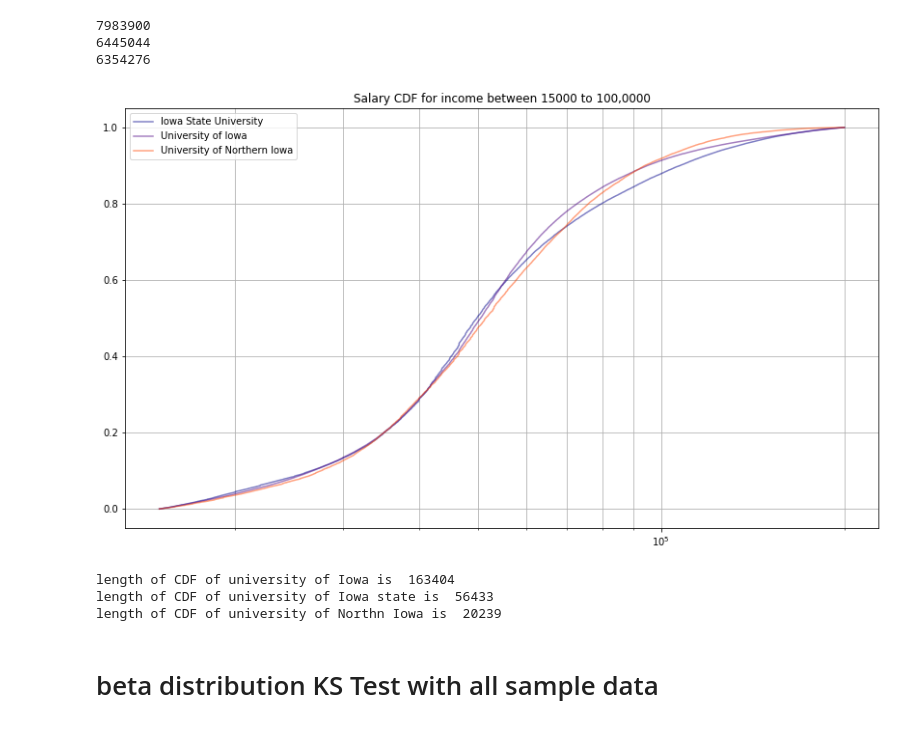
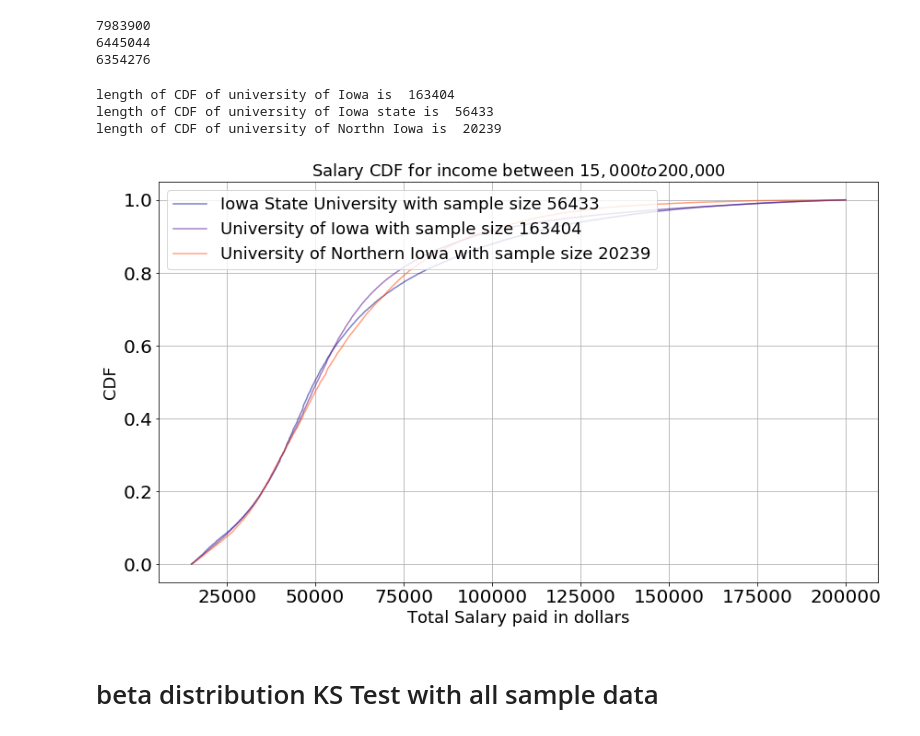
Before and after one commit to iopoi/iowa_state_employee_analysis-, a Jupyter notebook: dataset_explore_shengchunliu.ipynb, the cells around one changed output. Saved outputs shown, nothing was run; the diff lists cells and outputs as text; code cells hidden in the pictures.

```diff
--- a/dataset_explore_shengchunliu.ipynb
+++ b/dataset_explore_shengchunliu.ipynb
@@ -172,38 +189,44 @@ print(filter_two.size)
 # %%
 plt.figure(figsize=(14, 8))
 plt.grid(True, which="both")
 colors = ['#FF4500', '#228B22', '#FFD700', '#9ACD32', '#228B22','#FF4500', '#008080', '#0000FF', '#00008B', '#4B0082']
 UniversityOfIowaCDF=[]
 UniversityOfIowaStateCDF=[]
 UniversityOfNorthernIowaCDF=[]
 for k, i in enumerate(filter_two.groupby(["Department"])):
     if i[0]=="University of Iowa" or i[0]=="Iowa State University" or i[0]=="University of Northern Iowa":
         if i[0]=="University of Iowa":
             UniversityOfIowaCDF=UniversityOfIowaCDF+i[1]["Total Salary Paid"].value_counts().sort_index().apply((lambda x: x/l)).cumsum().values.tolist()
+            LengthOfSample=len(UniversityOfIowaCDF)
         elif i[0]=="Iowa State University":
             UniversityOfIowaStateCDF=UniversityOfIowaStateCDF+i[1]["Total Salary Paid"].value_counts().sort_index().apply((lambda x: x/l)).cumsum().values.tolist()
+            LengthOfSample=len(UniversityOfIowaStateCDF)
         elif i[0]=="University of Northern Iowa":
             UniversityOfNorthernIowaCDF=UniversityOfNorthernIowaCDF+i[1]["Total Salary Paid"].value_counts().sort_index().apply((lambda x: x/l)).cumsum().values.tolist()
+            LengthOfSample=len(UniversityOfNorthernIowaCDF)
         title=i[0]
         i = i[1]
         l = len(i["Total Salary Paid"])
-        #print(type(i["Total Salary Paid"].value_counts().sort_index().apply((lambda x: x/l)).cumsum()))
-        #print( (i["Total Salary Paid"].value_counts().sort_index().apply((lambda x: x/l)).cumsum()).values)
         plt.plot(i["Total Salary Paid"].value_counts().sort_index().apply((lambda x: x/l)).cumsum(),
-                    label=str(title)[:40],
+                    label=str(title)[:40]+ " with sample size "+ str(LengthOfSample),
                     color=colors[k%len(colors)],
                     alpha=0.5)
-plt.title("Salary CDF for income between 15000 to 100,0000")
-plt.semilogx(True, basex=10)
-plt.legend(loc='best')
-plt.show()
+plt.title("Salary CDF for income between $15,000  to  $200,000",fontsize=18)
+plt.rc('xtick', labelsize=20)    # fontsize of the tick labels
+plt.rc('ytick', labelsize=20)    # fo
+#plt.semilogx(True, basex=10)
+plt.legend(loc='upper left', prop={'size': 18})
+plt.xlabel("Total Salary paid in dollars", fontsize=18)
+plt.ylabel("CDF",fontsize=18)
+#plt.show()
+plt.savefig("ThreeUniversityCDF.png")
 print("length of CDF of university of Iowa is ", len(UniversityOfIowaCDF))
 print("length of CDF of university of Iowa state is ", len(UniversityOfIowaStateCDF))
 print("length of CDF of university of Northn Iowa is ",len(UniversityOfNorthernIowaCDF ))
 # %% [output]
+length of CDF of university of Iowa is  163404
+length of CDF of university of Iowa state is  56433
+length of CDF of university of Northn Iowa is  20239
-[figure, old version]
+[figure, new version]
-length of CDF of university of Iowa is  163404
-length of CDF of university of Iowa state is  56433
-length of CDF of university of Northn Iowa is  20239
 # %% [markdown]
 # beta distribution KS Test with all sample data
```
Also changed, not shown: parts of 7 cells of this notebook.
